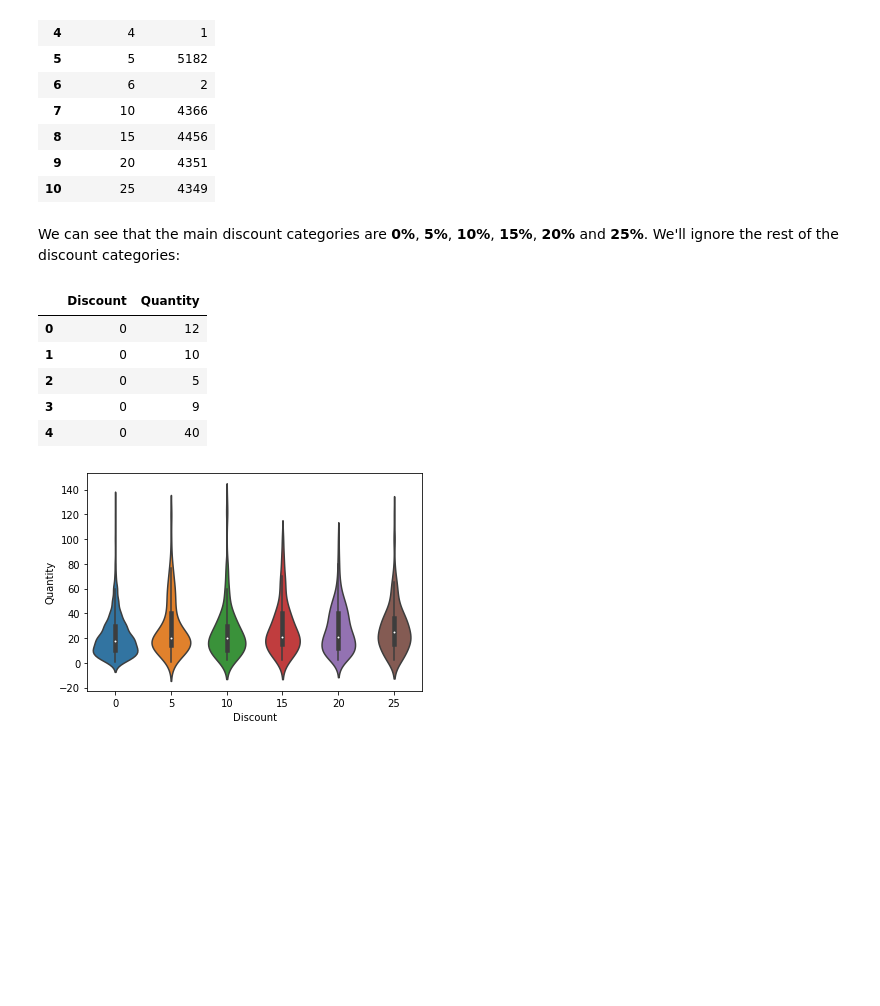
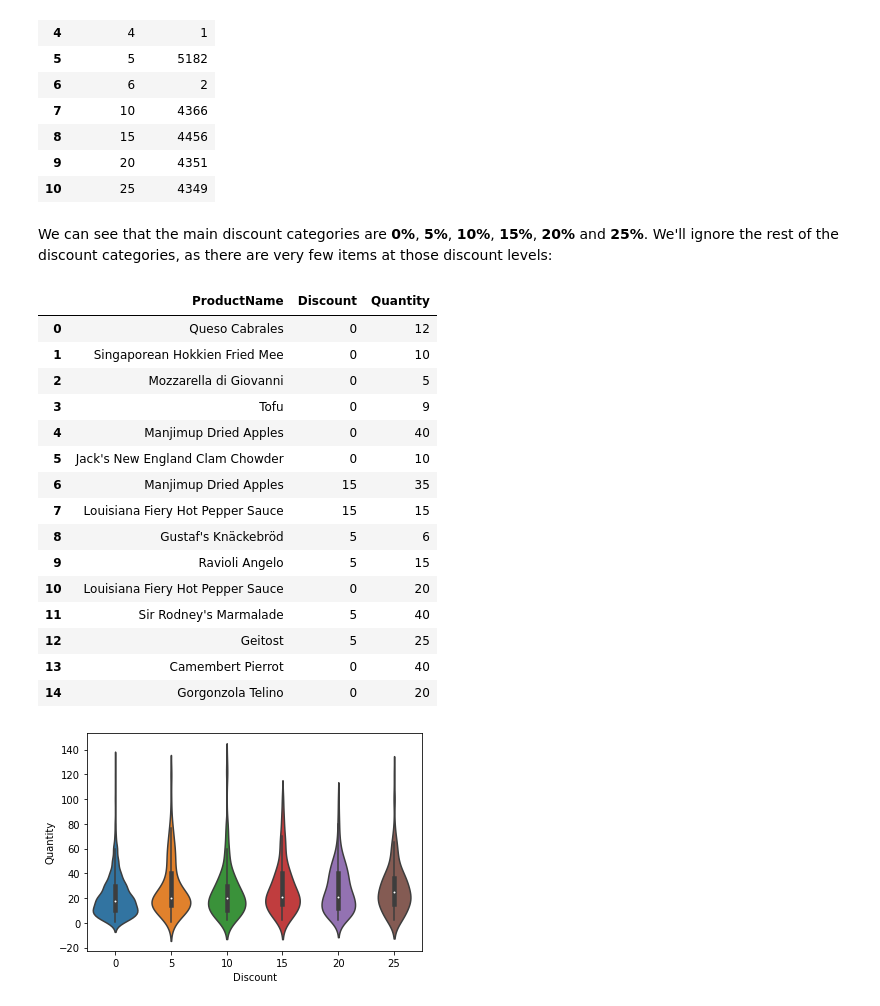
Before and after one commit to bartomolina/dsmod3project, a Jupyter notebook: student.ipynb, the cells around one changed output. Cells and saved outputs as stored; diff of their text form; code cells hidden in the pictures; blank space fills up the shorter version.

```diff
--- a/student.ipynb
+++ b/student.ipynb
@@ -116,17 +101,29 @@ df_discounts
 | 9 | 20 | 4351 |
 | 10 | 25 | 4349 |
 # %% [markdown]
-We can see that the main discount categories are **0%**, **5%**, **10%**, **15%**, **20%** and **25%**. We'll ignore the rest of the discount categories:
+We can see that the main discount categories are **0%**, **5%**, **10%**, **15%**, **20%** and **25%**. We'll ignore the rest of the discount categories, as there are very few items at those discount levels:
 # %%
-df_orders = pd.read_sql_query("""SELECT CAST (Discount * 100 AS INT) AS Discount, Quantity AS Quantity
-                       FROM OrderDetail GROUP BY OrderID, ProductId HAVING Discount IN (0, 0.05, 0.10, 0.15, 0.20, 0.25)""", conn)
+df_prod_disc_qty = pd.read_sql_query("""SELECT ProductName, CAST (Discount * 100 AS INT) AS Discount, Quantity AS Quantity
+                       FROM OrderDetail JOIN Product ON OrderDetail.ProductID = Product.ID
+                       GROUP BY OrderID, ProductId
+                       HAVING Discount IN (0, 0.05, 0.10, 0.15, 0.20, 0.25)""", conn)
 
-df_orders.head()
+df_prod_disc_qty.head(15)
 # %% [output]
-|  | Discount | Quantity |
-| 0 | 0 | 12 |
-| 1 | 0 | 10 |
-| 2 | 0 | 5 |
-| 3 | 0 | 9 |
-| 4 | 0 | 40 |
+|  | ProductName | Discount | Quantity |
+| 0 | Queso Cabrales | 0 | 12 |
+| 1 | Singaporean Hokkien Fried Mee | 0 | 10 |
+| 2 | Mozzarella di Giovanni | 0 | 5 |
+| 3 | Tofu | 0 | 9 |
+| 4 | Manjimup Dried Apples | 0 | 40 |
+| 5 | Jack's New England Clam Chowder | 0 | 10 |
+| 6 | Manjimup Dried Apples | 15 | 35 |
+| 7 | Louisiana Fiery Hot Pepper Sauce | 15 | 15 |
+| 8 | Gustaf's Knäckebröd | 5 | 6 |
+| 9 | Ravioli Angelo | 5 | 15 |
+| 10 | Louisiana Fiery Hot Pepper Sauce | 0 | 20 |
+| 11 | Sir Rodney's Marmalade | 5 | 40 |
+| 12 | Geitost | 5 | 25 |
+| 13 | Camembert Pierrot | 0 | 40 |
+| 14 | Gorgonzola Telino | 0 | 20 |
 # %%
```
Also changed, not shown: parts of 14 cells of this notebook.
